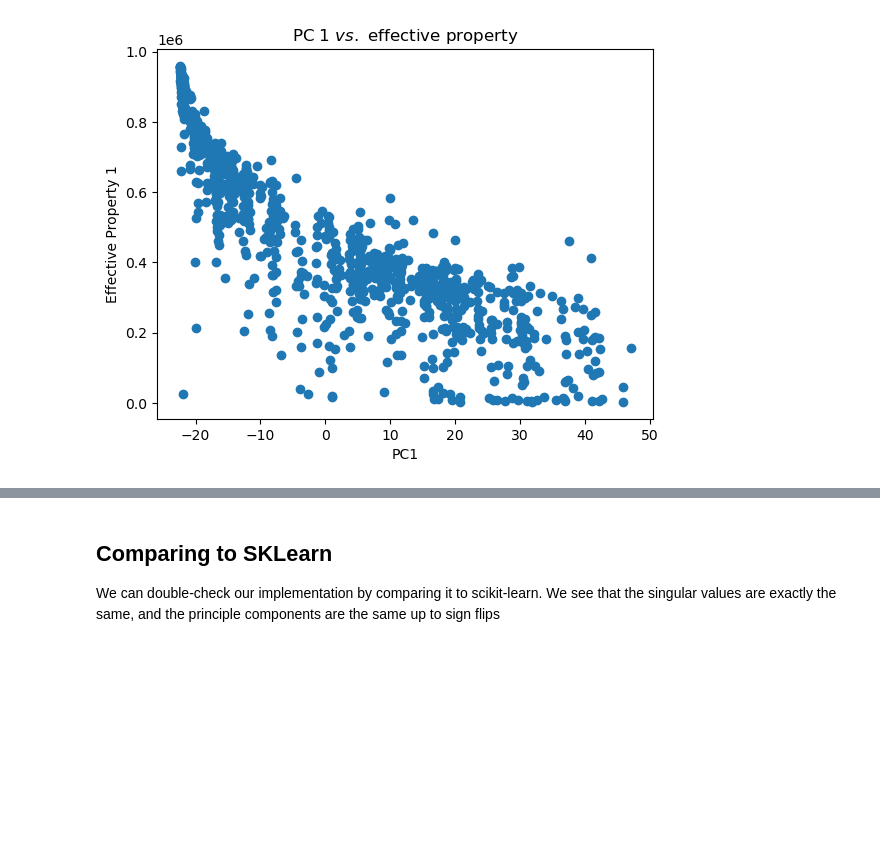
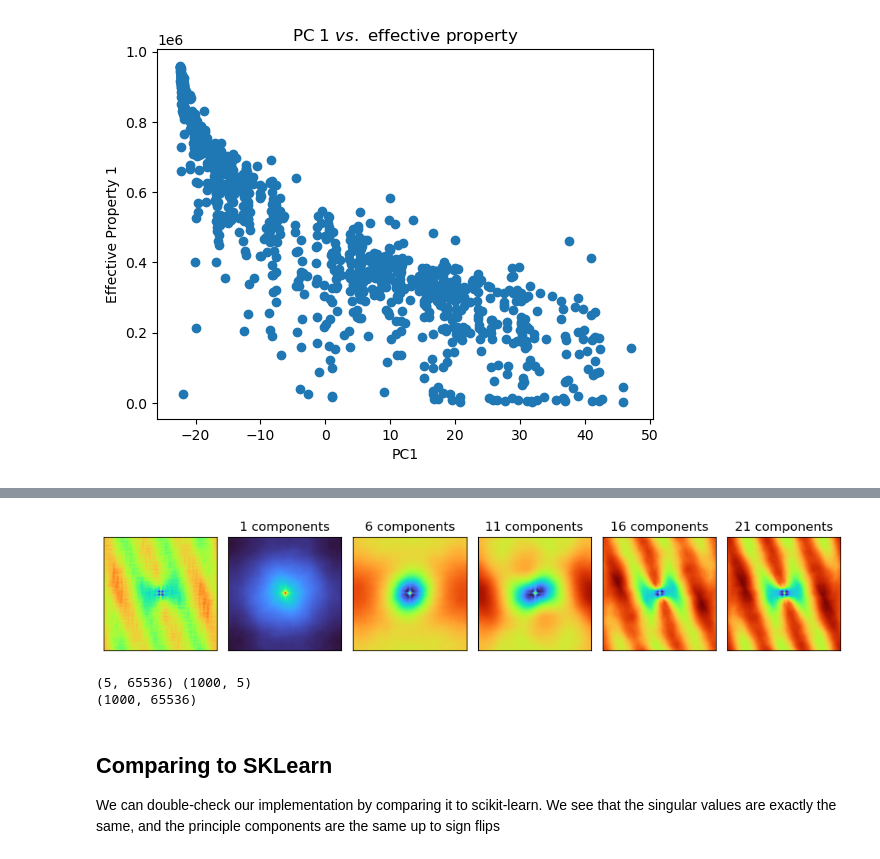
Before and after one commit to conlain-k/pca-materials-demo, a Jupyter notebook: demo.ipynb, the cells around one changed output, grey strips where cells are left out. Drawn from its saved outputs; the diff is of its cells as text; code cells hidden in the pictures; blank space fills up the shorter version.

Commit message:
Add reconstruction and html version

```diff
--- a/demo.ipynb
+++ b/demo.ipynb
@@ -301,3 +304,26 @@ plt.show()
+# %%
+fig, axes = plt.subplots(1, 6, figsize=(10, 3), num=" ")
+# lazy one-liner to plot lots of things at once
+plot_slice((pcs[255, :] @ Vt[:]).reshape(256, 256), ax=axes[0], labels=False, shift=True, cmap="turbo")
+axes[i].set_title(f"original")
+
+
+for i in range(1,6):
+    num_pcs = 1 + 5 * (i-1)
+    recon = (pcs[255, :num_pcs] @ Vt[:num_pcs]).reshape(256, 256)
+    plot_slice(recon, ax=axes[i], labels=False, shift=True, cmap="turbo")
+    axes[i].set_title(f"{num_pcs} components")
+
+fig.tight_layout()
+plt.show()
+# %% [output]
+[figure, added]
+# %%
+print(Vt[:i, :].shape, pcs[:, :i].shape)
+print((pcs[:, :i] @ Vt[:i]).shape)
+# %% [output]
+(5, 65536) (1000, 5)
+(1000, 65536)
 # %% [markdown]
 ## Comparing to SKLearn
 We can double-check our implementation by comparing it to scikit-learn. We see that the singular values are exactly the same, and the principle components are the same up to sign flips
```
Also changed, not shown: parts of 16 cells of this notebook, 1 other file.
